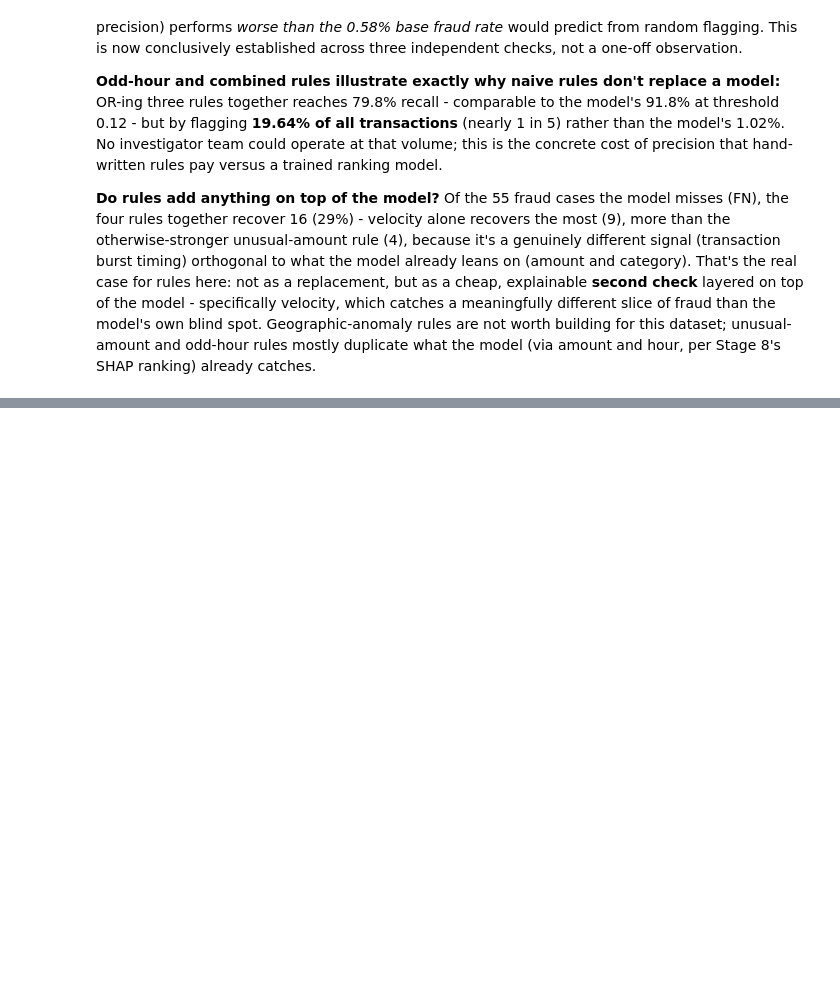
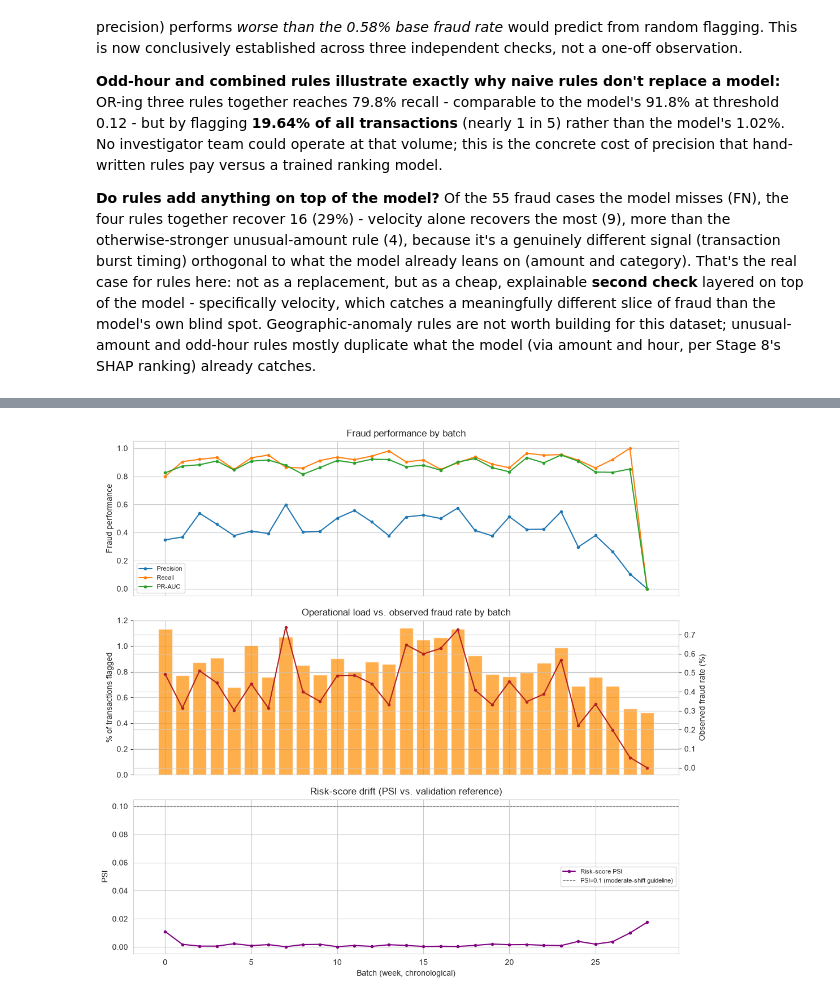
Before and after one commit to Ahussein9817/CreditCardFraudDetection, a Jupyter notebook: notebooks/04_error_analysis.ipynb, the cells around one changed output, grey strips where cells are left out. Drawn from its saved outputs; the diff is of its cells as text; code cells hidden in the pictures; blank space fills up the shorter version.

```diff
--- a/notebooks/04_error_analysis.ipynb
+++ b/notebooks/04_error_analysis.ipynb
@@ -465,0 +510,11 @@ Geographic anomaly (>p95 distance)     recovers  5 of 55 model-missed fraud case
+# %%
+warnings.filterwarnings('ignore', category=UserWarning)
+warnings.filterwarnings('ignore', category=UserWarning, module='sklearn')
+
+batch_report = mon.monitor(
+    test_with_scores, y_true_col='is_fraud', proba_col='risk_score', amt_col='amt',
+    threshold=THRESHOLD, reference_risk_scores=risk_score, reference_amt=val_split['amt'].values,
+    freq='W',
+)
+print(f'{len(batch_report)} weekly batches, {batch_report["n_transactions"].sum():,} transactions total')
+batch_report[['n_transactions', 'pct_flagged', 'observed_fraud_rate_pct', 'precision', 'recall', 'pr_auc']].round(4)
@@ -465,0 +541,29 @@ Geographic anomaly (>p95 distance)     recovers  5 of 55 model-missed fraud case
+# %%
+fig, axes = plt.subplots(3, 1, figsize=(11, 10), sharex=True)
+x = range(len(batch_report))
+
+axes[0].plot(x, batch_report['precision'], label='Precision', marker='o', markersize=3)
+axes[0].plot(x, batch_report['recall'], label='Recall', marker='o', markersize=3)
+axes[0].plot(x, batch_report['pr_auc'], label='PR-AUC', marker='o', markersize=3)
+axes[0].set_ylabel('Fraud performance')
+axes[0].legend(fontsize=8)
+axes[0].set_title('Fraud performance by batch')
+
+axes[1].bar(x, batch_report['pct_flagged'], color='darkorange', alpha=0.7, label='% flagged')
+ax1b = axes[1].twinx()
+ax1b.plot(x, batch_report['observed_fraud_rate_pct'], color='firebrick', marker='o', markersize=3, label='Observed fraud rate %')
+axes[1].set_ylabel('% of transactions flagged')
+ax1b.set_ylabel('Observed fraud rate (%)')
+axes[1].set_title('Operational load vs. observed fraud rate by batch')
+
+axes[2].plot(x, batch_report['risk_score_psi'], color='purple', marker='o', markersize=3, label='Risk-score PSI')
+axes[2].axhline(0.1, color='gray', linestyle='--', linewidth=0.8, label='PSI=0.1 (moderate-shift guideline)')
+axes[2].set_ylabel('PSI')
+axes[2].set_xlabel('Batch (week, chronological)')
+axes[2].set_title('Risk-score drift (PSI vs. validation reference)')
+axes[2].legend(fontsize=8)
+
+plt.tight_layout()
+plt.show()
+# %% [output]
+[figure, added]
```
Also changed, not shown: parts of 8 cells of this notebook, 1 other file.
